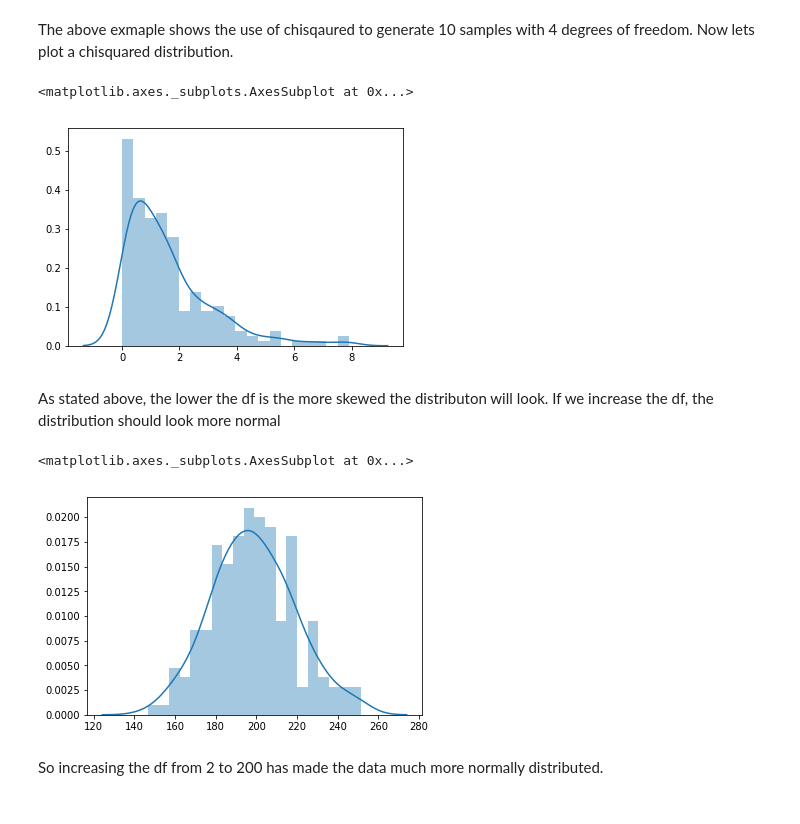
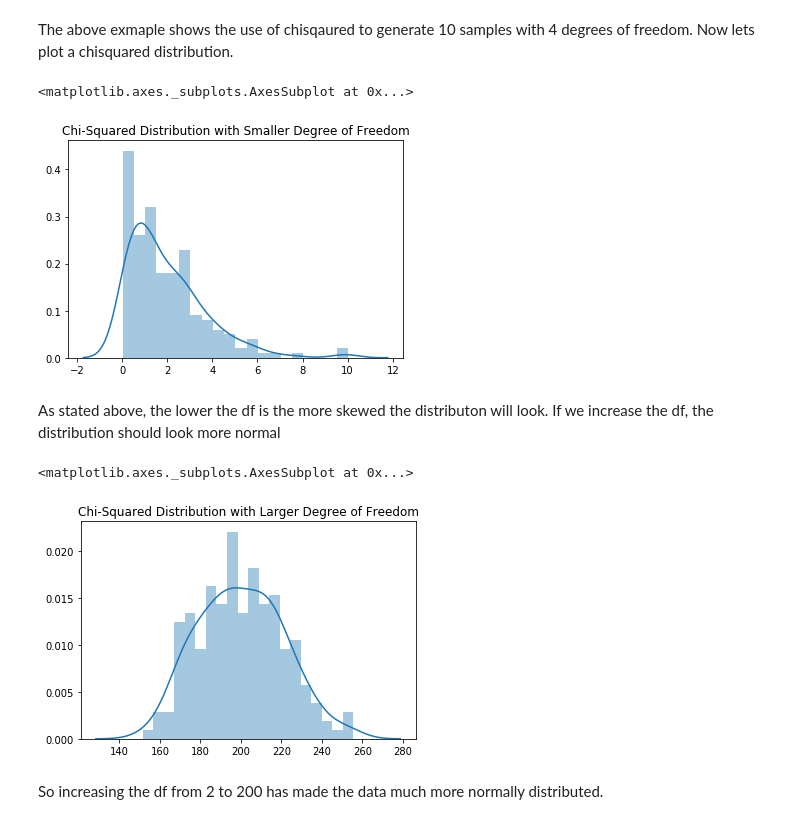
Before and after one commit to zoecahill1/DAprog-assignment, a Jupyter notebook: numpy-random.ipynb, the cells around one changed output. Cells and saved outputs as stored; diff of their text form; code cells hidden in the pictures.

```diff
--- a/numpy-random.ipynb
+++ b/numpy-random.ipynb
@@ -251,16 +257,18 @@ array([ 3.65932141,  4.18716083,  2.56660887,  0.76740572, 10.2840426 ,
 # %% [markdown]
 The above exmaple shows the use of chisqaured to generate 10 samples with 4 degrees of freedom. Now lets plot a chisquared distribution.
 # %%
+plt.title("Chi-Squared Distribution with Smaller Degree of Freedom")
 sns.distplot(np.random.chisquare(2, size=200), bins=20)
 # %% [output]
 <matplotlib.axes._subplots.AxesSubplot at 0x...>
-[figure, old version]
+[figure, new version]
 # %% [markdown]
 As stated above, the lower the df is the more skewed the distributon will look. If we increase the df, the distribution should look more normal
 # %%
+plt.title("Chi-Squared Distribution with Larger Degree of Freedom")
 sns.distplot(np.random.chisquare(200, size=200), bins=20)
 # %% [output]
 <matplotlib.axes._subplots.AxesSubplot at 0x...>
-[figure, old version]
+[figure, new version]
 # %% [markdown]
 So increasing the df from 2 to 200 has made the data much more normally distributed.
```
Also changed, not shown: parts of 15 cells of this notebook, 1 other file.
